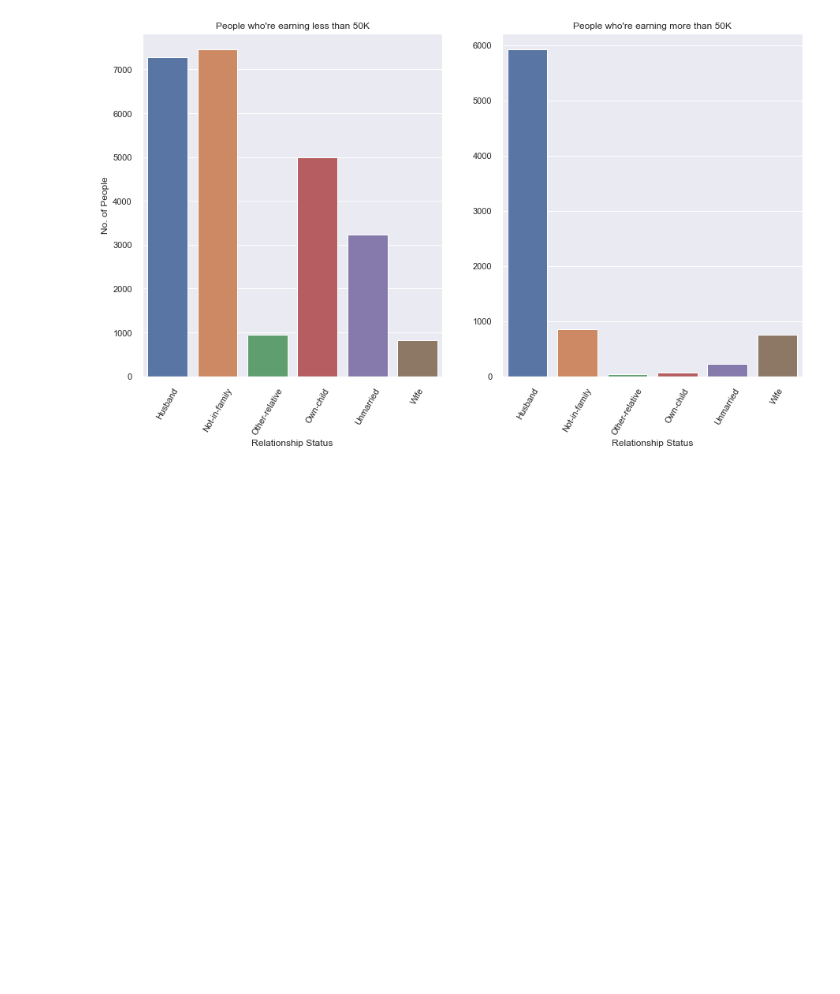
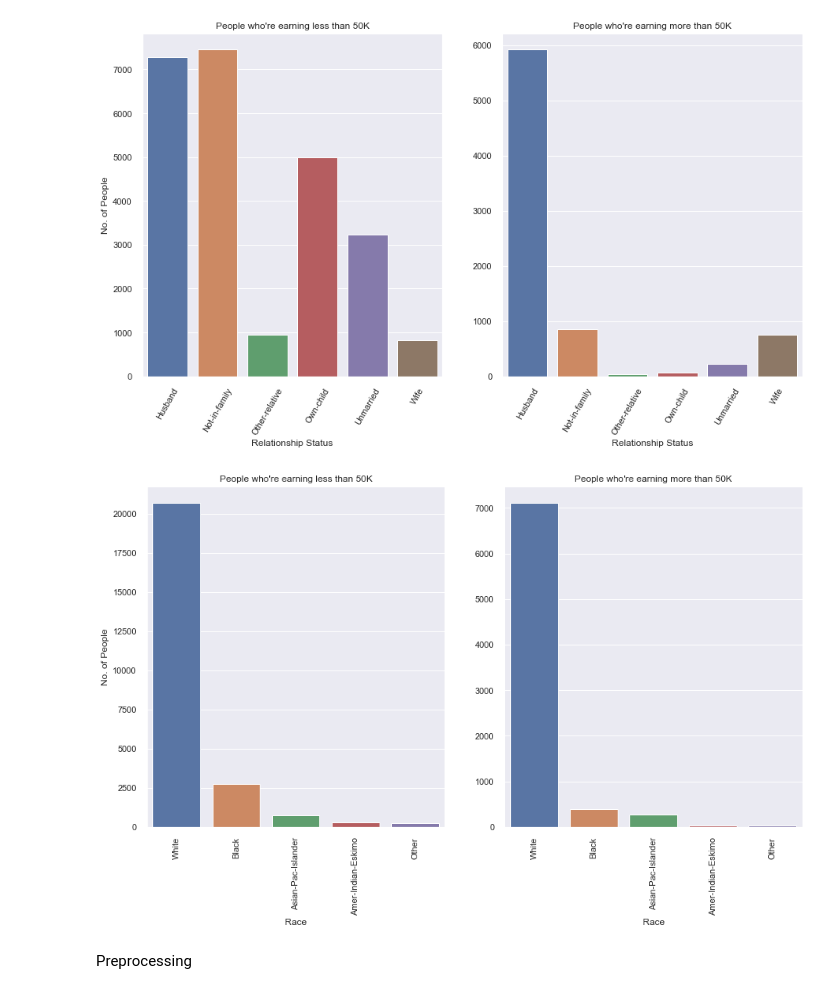
Before and after one commit to chibz3/finding_donors, a Jupyter notebook: work_book.ipynb, the cells around one changed output. Cells and saved outputs as stored; diff of their text form; code cells hidden in the pictures; blank space fills up the shorter version.

```diff
--- a/work_book.ipynb
+++ b/work_book.ipynb
@@ -321,3 +321,28 @@ plt.setp(sns_rel_1.get_xticklabels(), rotation = 60);
 plt.setp(sns_rel_2.get_xticklabels(), rotation = 60);
 # %% [output]
 [figure]
+# %%
+# Setting axes Labels and Titles
+fig, ax = plt.subplots(1,2)
+ax[0].set_xlabel('Race')
+ax[1].set_xlabel('Race')
+ax[0].set_ylabel('No. of People')
+ax[0].title.set_text("People who're earning less than 50K")
+ax[1].title.set_text("People who're earning more than 50K")
+
+# Grouping People according to their race and income
+race_less = df.loc[df['income'] == '<=50K'].groupby('race').size()
+race_more = df.loc[df['income'] == '>50K'].groupby('race').size()
+
+# This barplot shows the no.of people earning more or less than 50K according to their races
+sns_race_1 = sns.barplot(x = list(race_less.index), y = list(race_less), ax = ax[0],
+                         order = ['White', 'Black','Asian-Pac-Islander', 'Amer-Indian-Eskimo','Other'])
+sns_race_2 = sns.barplot(x = list(race_more.index), y = list(race_more), ax = ax[1],
+                        order = ['White', 'Black', 'Asian-Pac-Islander', 'Amer-Indian-Eskimo','Other'])
+
+plt.setp(sns_race_1.get_xticklabels(), rotation = 90);
+plt.setp(sns_race_2.get_xticklabels(), rotation = 90);
+# %% [output]
+[figure, added]
+# %% [markdown]
+Preprocessing
```
Also changed, not shown: parts of 2 cells of this notebook.
